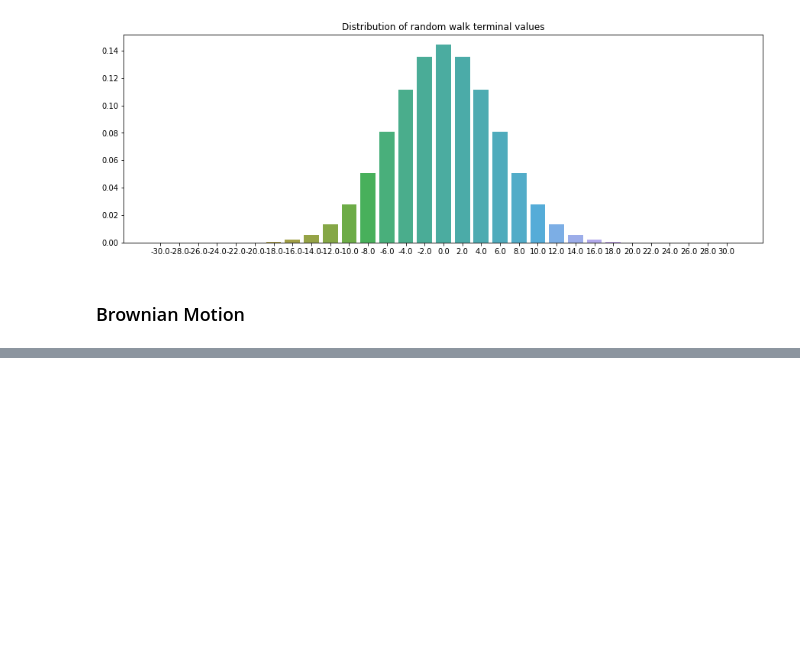
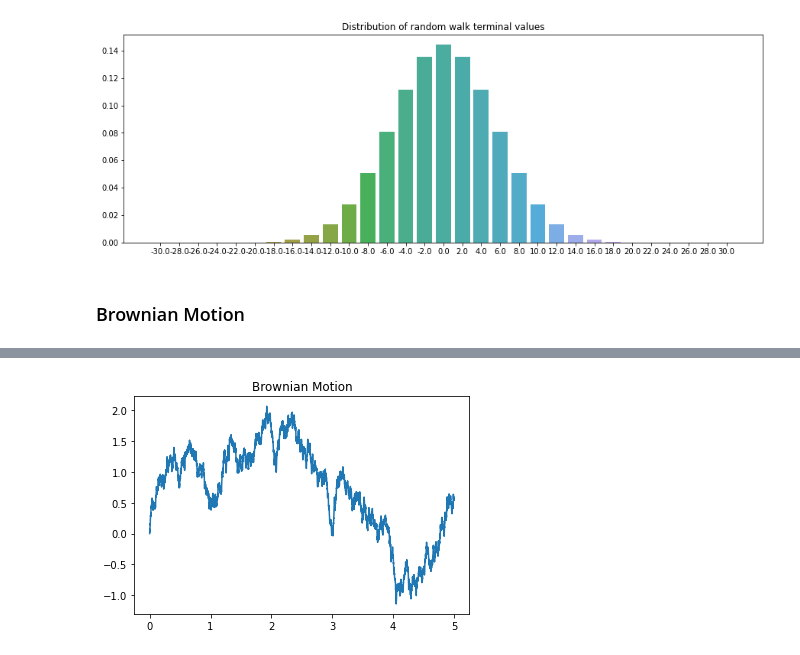
Before and after one commit to edoberton/project_dump, a Jupyter notebook: BrownianMotion/Brownian Motion.ipynb, the cells around one changed output, grey strips where cells are left out. Cells and saved outputs as stored; diff of their text form; code cells hidden in the pictures; blank space fills up the shorter version.

```diff
--- a/BrownianMotion/Brownian Motion.ipynb
+++ b/BrownianMotion/Brownian Motion.ipynb
@@ -159,0 +154,23 @@ qv
+# %%
+# build a brownian motion process
+T = 5 # terminal time
+n = 1000 # number of steps between each time stamp
+
+# when the time steps are equally distanced we can compute the standard deviation of the process as the square root of the time step itself
+sigma = 1/np.sqrt(n)
+
+# the increments can be generated in two ways:
+# generate standard normal variates and multiply them by the standard deviation
+# increments = sigma * norm(size=T*n)
+# generate normal variates with the desired standard deviation
+increments = norm(scale=sigma, size=T*n)
+
+# the brownian motion at t=0 must be 0 by definition
+bt = np.cumsum(increments)
+bt = np.insert(bt, 0,0)
+
+ax = np.linspace(0, T, (n*T)+1) # x axis
+sns.lineplot(y=bt, x=ax).set_title('Brownian Motion')
+plt.show()
+# %% [output]
+[figure, added]
```
Also changed, not shown: parts of 19 cells of this notebook.
